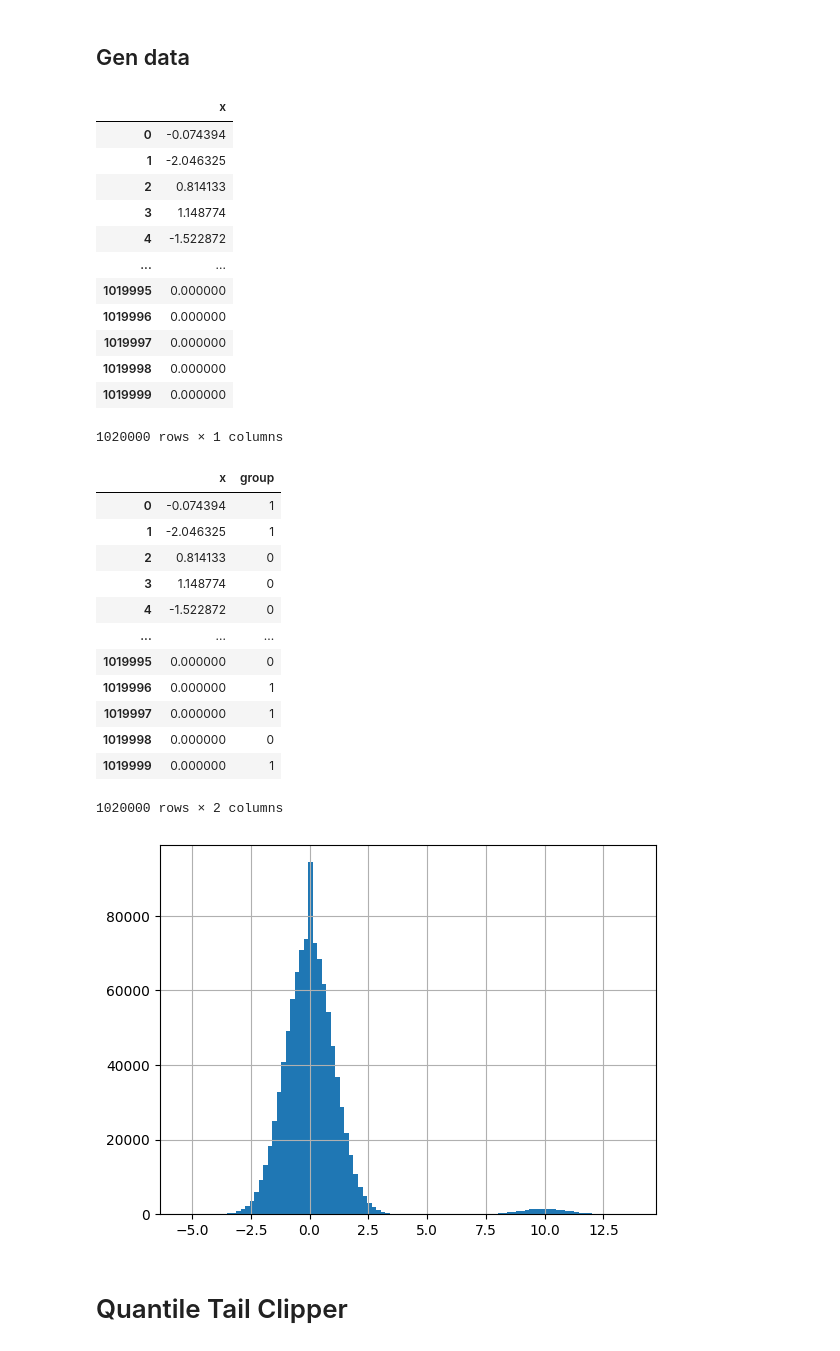
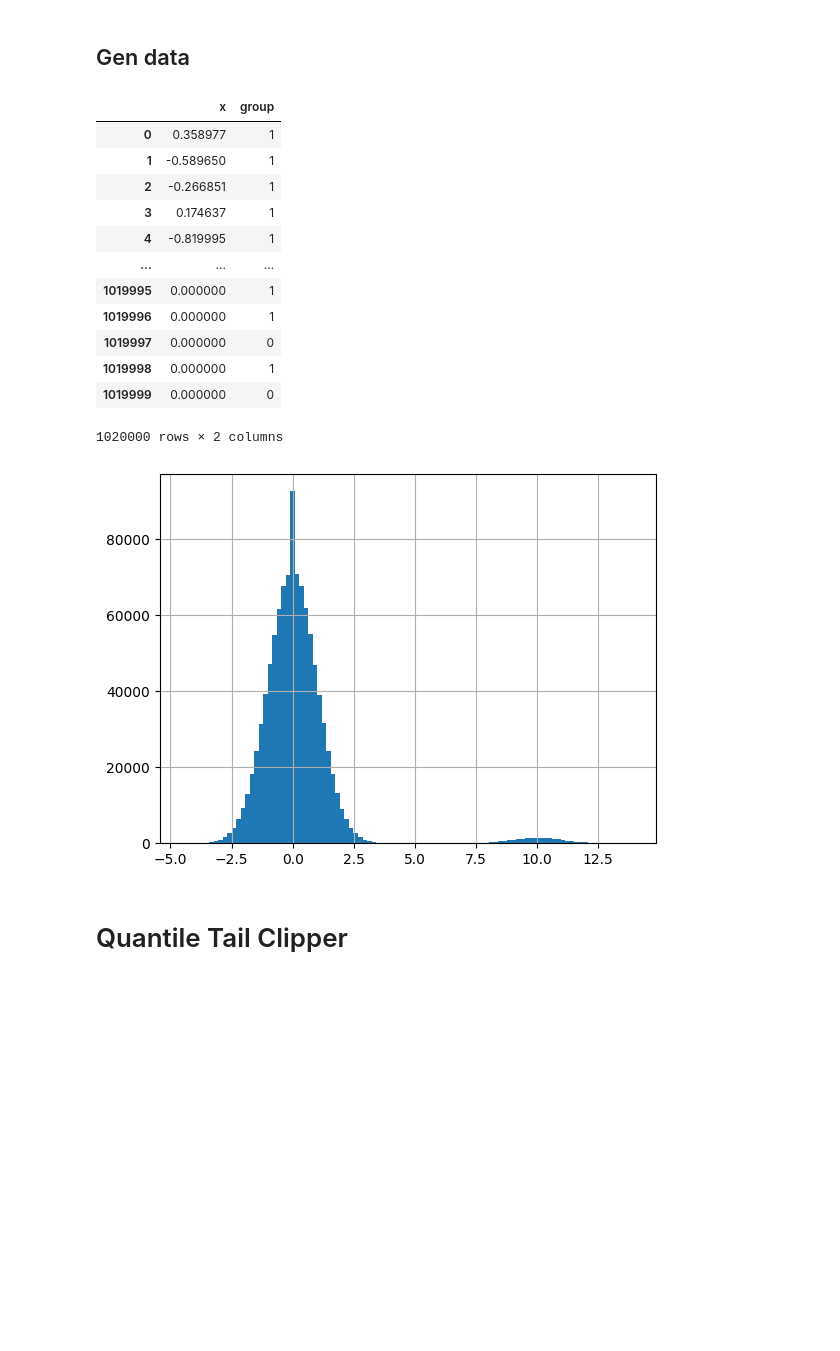
Before and after one commit to Dmatryus/dmml-lab, a Jupyter notebook: experiments/std_reduction.ipynb, the cells around one changed output. Cells and saved outputs as stored; diff of their text form; code cells hidden in the pictures; blank space fills up the shorter version.

```diff
--- a/experiments/std_reduction.ipynb
+++ b/experiments/std_reduction.ipynb
@@ -870,45 +278,29 @@ class QuantileTailClipper:
 # %%
 gen_data = gen_data_with_outliers(1_000_000, 0.02)
 gen_data = pd.concat(
     [gen_data, pd.DataFrame({"x": [0] * 20_000})], axis=0, ignore_index=True
 )
-
-display(gen_data)
-
 gen_data["x"].hist(bins=100)
 data = ModelData(gen_data, "x")
 data.split_data(0.5)
 data.data["group"] = data.data.index.isin(data.index_sets["train"]) * 1
 data.index_sets = ModelData.default_index_set(data.data)
 data
 # %% [output]
-|  | x |
-| 0 | -0.074394 |
-| 1 | -2.046325 |
-| 2 | 0.814133 |
-| 3 | 1.148774 |
-| 4 | -1.522872 |
-| ... | ... |
-| 1019995 | 0.000000 |
-| 1019996 | 0.000000 |
-| 1019997 | 0.000000 |
-| 1019998 | 0.000000 |
-| 1019999 | 0.000000 |
+|  | x | group |
+| 0 | 0.358977 | 1 |
+| 1 | -0.589650 | 1 |
+| 2 | -0.266851 | 1 |
+| 3 | 0.174637 | 1 |
+| 4 | -0.819995 | 1 |
+| ... | ... | ... |
+| 1019995 | 0.000000 | 1 |
+| 1019996 | 0.000000 | 1 |
+| 1019997 | 0.000000 | 0 |
+| 1019998 | 0.000000 | 1 |
+| 1019999 | 0.000000 | 0 |
-1020000 rows × 1 columns
+1020000 rows × 2 columns
-|  | x | group |
-| 0 | -0.074394 | 1 |
-| 1 | -2.046325 | 1 |
-| 2 | 0.814133 | 0 |
-| 3 | 1.148774 | 0 |
-| 4 | -1.522872 | 0 |
-| ... | ... | ... |
-| 1019995 | 0.000000 | 0 |
-| 1019996 | 0.000000 | 1 |
-| 1019997 | 0.000000 | 1 |
-| 1019998 | 0.000000 | 0 |
-| 1019999 | 0.000000 | 1 |
-1020000 rows × 2 columns
-[figure, old version]
+[figure, new version]
 # %% [markdown]
 # Quantile Tail Clipper
 # %%
```
Also changed, not shown: parts of 21 cells of this notebook, 2 other files.
